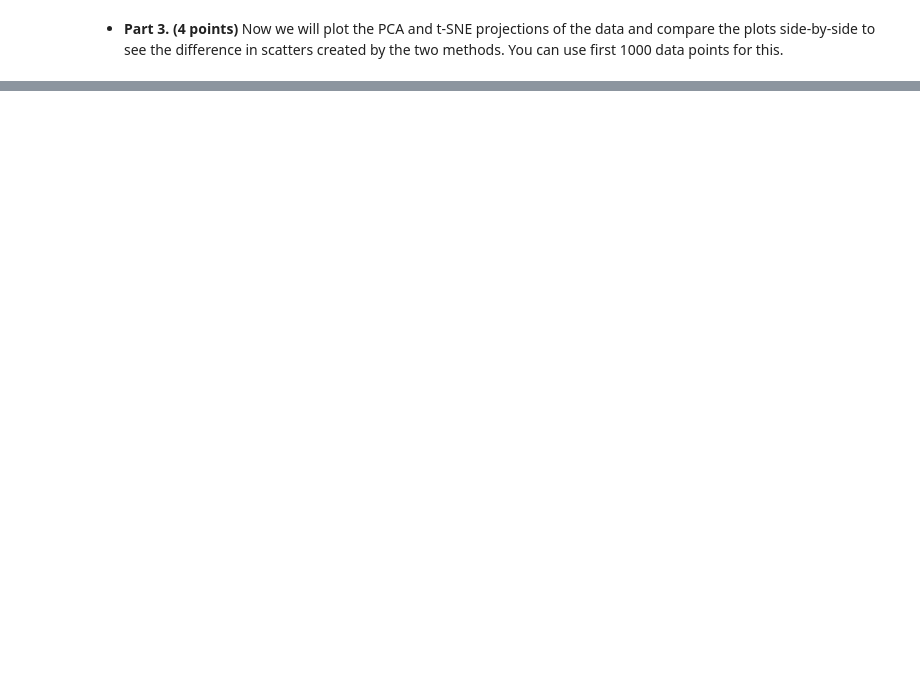
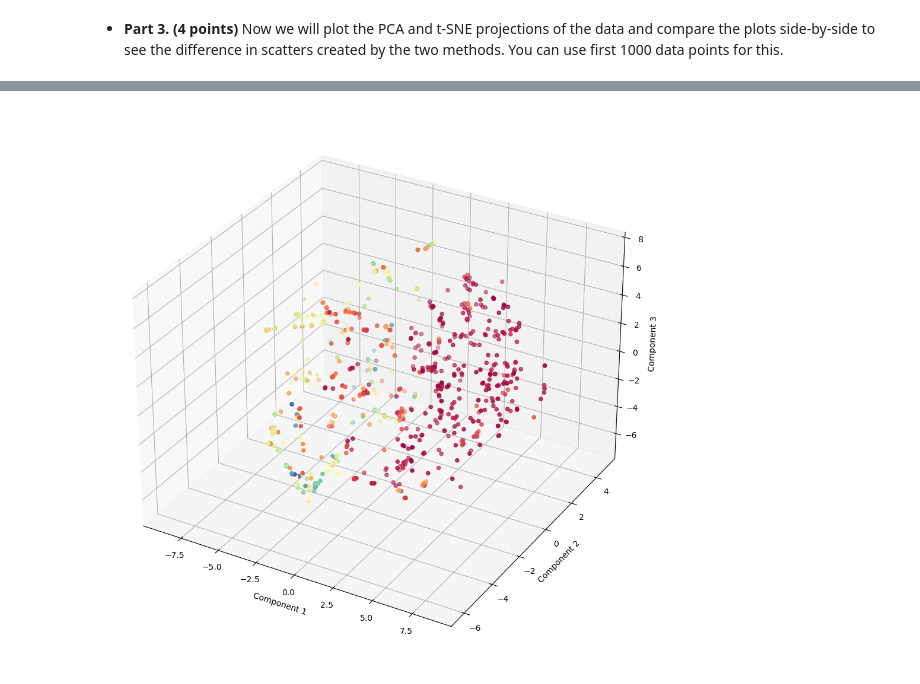
Before and after one commit to axj65/ece381, a Jupyter notebook: HW_3.ipynb, the cells around one changed output, grey strips where cells are left out. Saved outputs shown, nothing was run; the diff lists cells and outputs as text; code cells hidden in the pictures; blank space fills up the shorter version.

```diff
--- a/HW_3.ipynb
+++ b/HW_3.ipynb
@@ -434,0 +456,13 @@ plt.show()
+# %%
+# plot 3D scatter plot projection of the X_train_tsne
+fig = plt.figure(figsize=(12,12))
+ax = fig.add_subplot(111, projection='3d')
+ax.scatter(X_train_tsne_1000[:,0], X_train_tsne_1000[:,1], X_train_tsne_1000[:,2],c=Y_train_1000,cmap=plt.cm.Spectral)
+
+#label axis by component - 1,2,3
+ax.set_xlabel('Component 1')
+ax.set_ylabel('Component 2')
+ax.set_zlabel('Component 3')
+plt.show()
+# %% [output]
+[figure, added]
```
Also changed, not shown: parts of 23 cells of this notebook.
